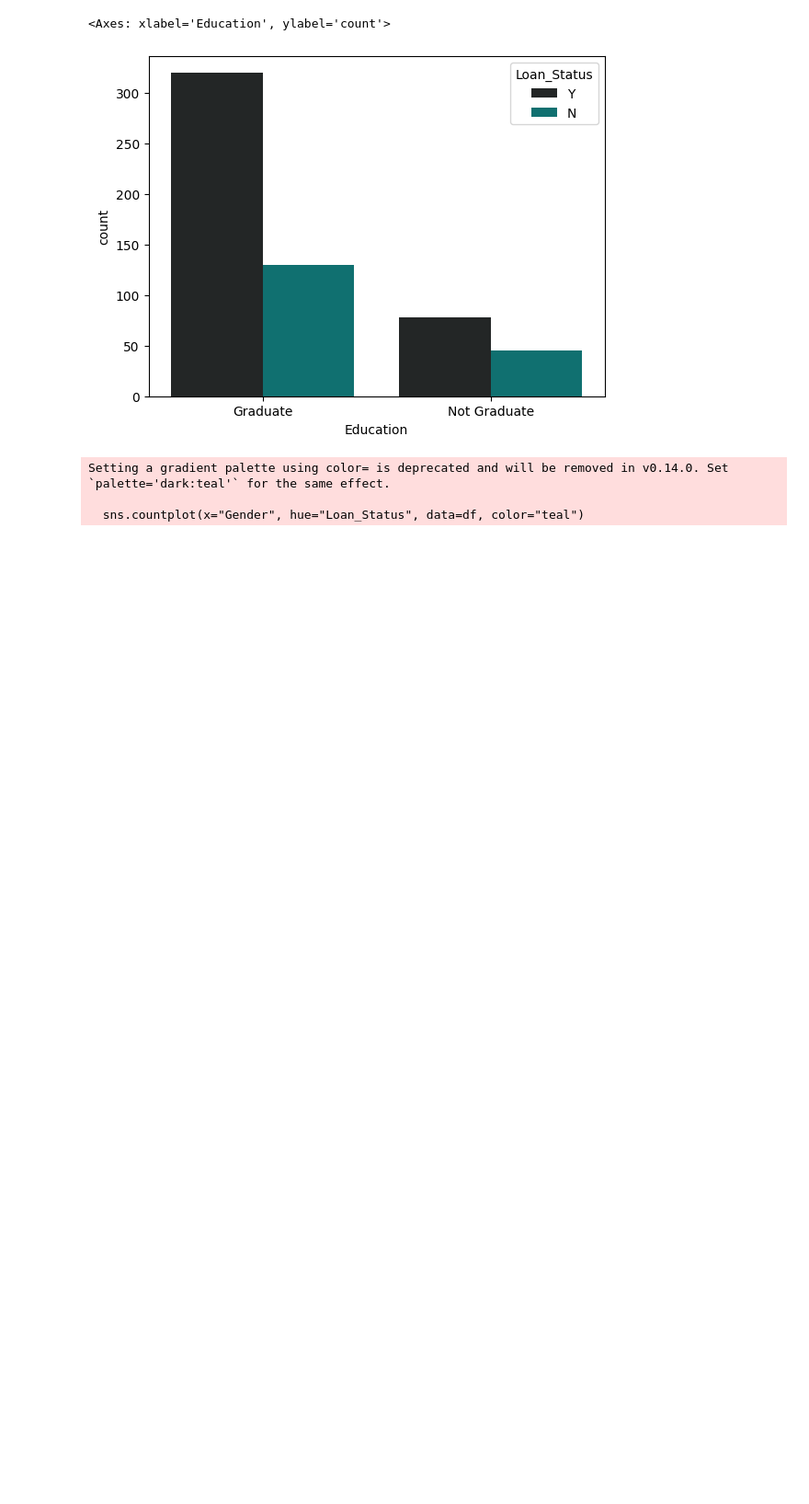
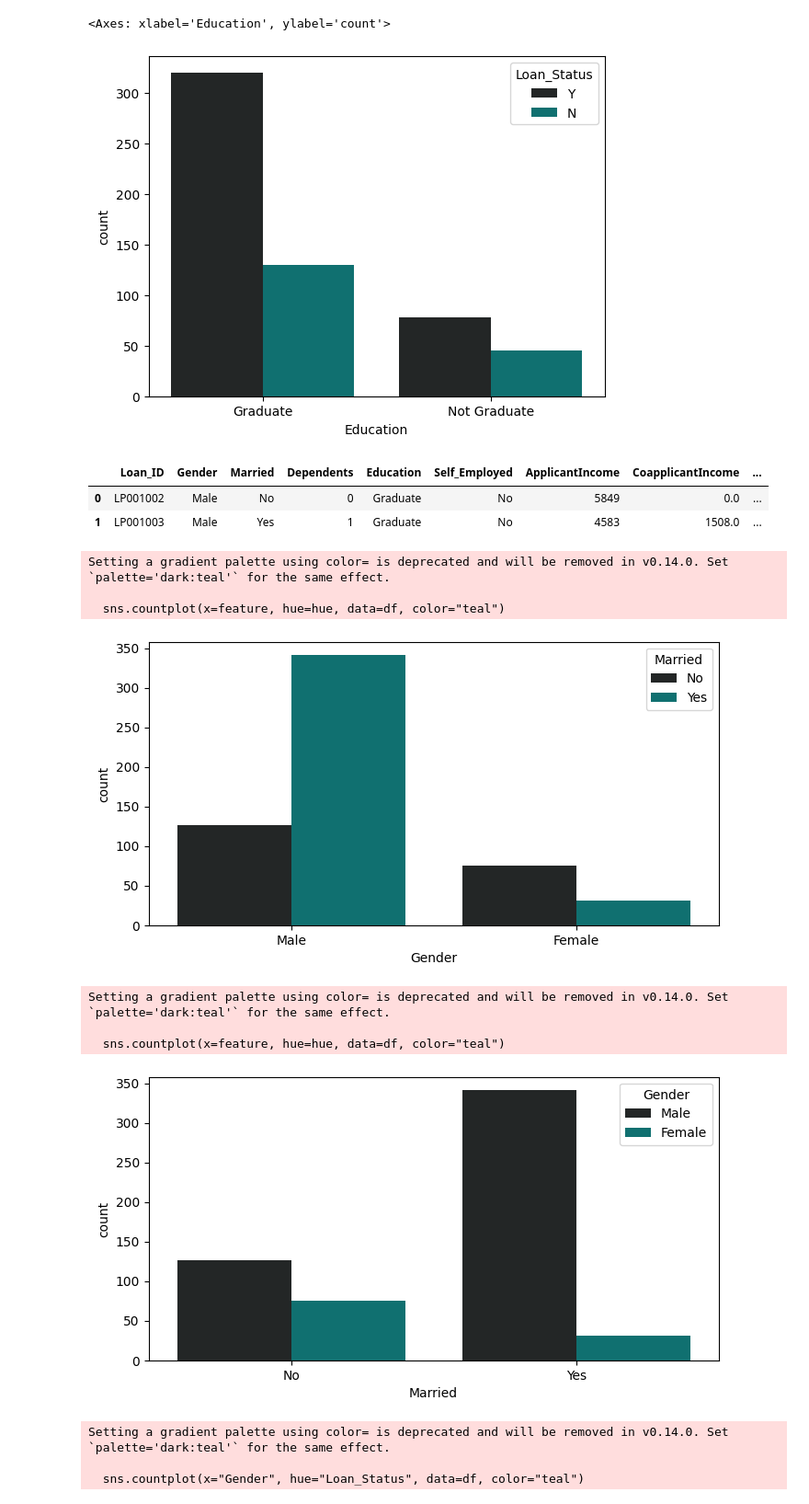
Before and after one commit to raji-ayyub/gen_ai_backend, a Jupyter notebook: task_25.ipynb, the cells around one changed output. Shown at 92% size. Cells and saved outputs as stored; diff of their text form; code cells hidden in the pictures; blank space fills up the shorter version.

```diff
--- a/task_25.ipynb
+++ b/task_25.ipynb
@@ -264,6 +264,35 @@ Setting a gradient palette using color= is deprecated and will be removed in v0.
   sns.countplot(x="Education", hue="Loan_Status", data=df, color="teal")
 <Axes: xlabel='Education', ylabel='count'>
 [figure]
+# %%
+df.head(2)
+# %% [output]
+|  | Loan_ID | Gender | Married | Dependents | Education | Self_Employed | ApplicantIncome | CoapplicantIncome | ... |
+| 0 | LP001002 | Male | No | 0 | Graduate | No | 5849 | 0.0 | ... |
+| 1 | LP001003 | Male | Yes | 1 | Graduate | No | 4583 | 1508.0 | ... |
+# %%
+def bivariate_analysis_pipeline_boolean(df, feature, hue):
+    plt.figure(figsize=(8,4))
+    sns.countplot(x=feature, hue=hue, data=df, color="teal")
+    plt.show()
+# %%
+
+
+features = ["Gender", "Married"]
+
+for feature in features:
+    for hue in features:
+        if hue != feature:
+            bivariate_analysis_pipeline_boolean(df, feature, hue)
+# %% [output]
+Setting a gradient palette using color= is deprecated and will be removed in v0.14.0. Set `palette='dark:teal'` for the same effect.
+
+  sns.countplot(x=feature, hue=hue, data=df, color="teal")
+[figure, added]
+Setting a gradient palette using color= is deprecated and will be removed in v0.14.0. Set `palette='dark:teal'` for the same effect.
+
+  sns.countplot(x=feature, hue=hue, data=df, color="teal")
+[figure, added]
 # %%
 sns.countplot(x="Gender", hue="Loan_Status", data=df, color="teal")
 # %% [output]
```
Also changed, not shown: parts of 1 cell of this notebook.
